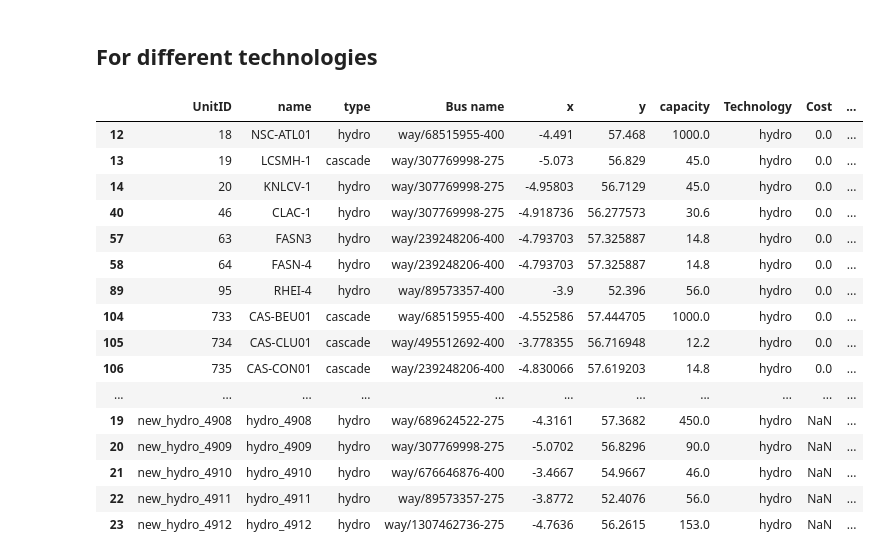
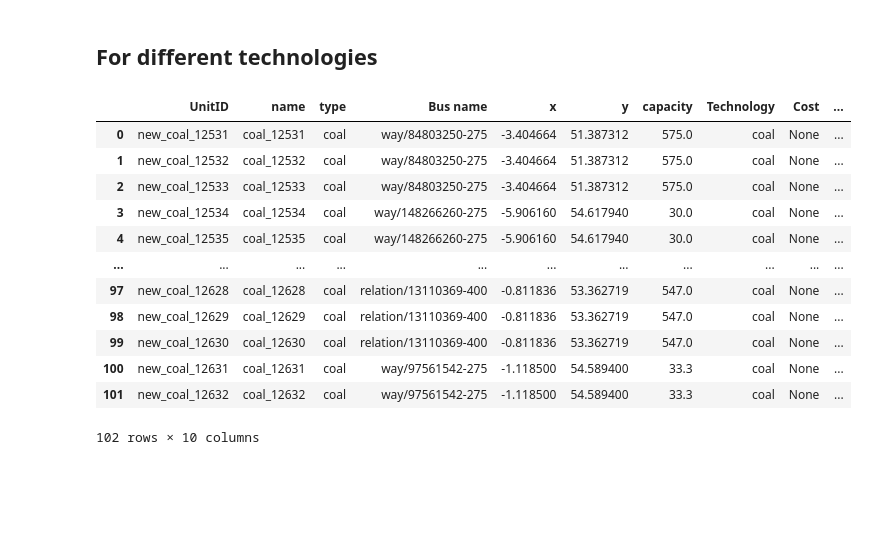
Before and after one commit to zhichuanma/Nature-EV, a Jupyter notebook: data/Units_data_compare/Units_data_compare.ipynb, the cells around one changed output. Drawn from its saved outputs; the diff is of its cells as text; code cells hidden in the pictures; blank space fills up the shorter version.

Commit message:
Coal added

```diff
--- a/data/Units_data_compare/Units_data_compare.ipynb
+++ b/data/Units_data_compare/Units_data_compare.ipynb
@@ -216,23 +216,21 @@ df_Units_solar = assign_tech_units(df_Units_modified=df_Units_modified, df_Buses
 df_Units_wind = assign_tech_units(df_Units_modified=df_Units_modified, df_Buses=df_Buses, tech='wind')[1]
 df_Units_nuclear = assign_tech_units(df_Units_modified=df_Units_modified, df_Buses=df_Buses, tech='nuclear')[1]
 df_Units_hydro = assign_tech_units(df_Units_modified=df_Units_modified, df_Buses=df_Buses, tech='hydro')[1]
+df_Units_coal = assign_tech_units(df_Units_modified=df_Units_modified, df_Buses=df_Buses, tech='coal')[1]
+df_Units_oil_gas = assign_tech_units(df_Units_modified=df_Units_modified, df_Buses=df_Buses, tech='oil')[1]
 # %%
-df_Units_hydro
+df_Units_coal
 # %% [output]
 |  | UnitID | name | type | Bus name | x | y | capacity | Technology | Cost | ... |
-| 12 | 18 | NSC-ATL01 | hydro | way/68515955-400 | -4.491 | 57.468 | 1000.0 | hydro | 0.0 | ... |
-| 13 | 19 | LCSMH-1 | cascade | way/307769998-275 | -5.073 | 56.829 | 45.0 | hydro | 0.0 | ... |
-| 14 | 20 | KNLCV-1 | hydro | way/307769998-275 | -4.95803 | 56.7129 | 45.0 | hydro | 0.0 | ... |
-| 40 | 46 | CLAC-1 | hydro | way/307769998-275 | -4.918736 | 56.277573 | 30.6 | hydro | 0.0 | ... |
-| 57 | 63 | FASN3 | hydro | way/239248206-400 | -4.793703 | 57.325887 | 14.8 | hydro | 0.0 | ... |
-| 58 | 64 | FASN-4 | hydro | way/239248206-400 | -4.793703 | 57.325887 | 14.8 | hydro | 0.0 | ... |
-| 89 | 95 | RHEI-4 | hydro | way/89573357-400 | -3.9 | 52.396 | 56.0 | hydro | 0.0 | ... |
-| 104 | 733 | CAS-BEU01 | cascade | way/68515955-400 | -4.552586 | 57.444705 | 1000.0 | hydro | 0.0 | ... |
-| 105 | 734 | CAS-CLU01 | cascade | way/495512692-400 | -3.778355 | 56.716948 | 12.2 | hydro | 0.0 | ... |
-| 106 | 735 | CAS-CON01 | cascade | way/239248206-400 | -4.830066 | 57.619203 | 14.8 | hydro | 0.0 | ... |
+| 0 | new_coal_12531 | coal_12531 | coal | way/84803250-275 | -3.404664 | 51.387312 | 575.0 | coal | None | ... |
+| 1 | new_coal_12532 | coal_12532 | coal | way/84803250-275 | -3.404664 | 51.387312 | 575.0 | coal | None | ... |
+| 2 | new_coal_12533 | coal_12533 | coal | way/84803250-275 | -3.404664 | 51.387312 | 575.0 | coal | None | ... |
+| 3 | new_coal_12534 | coal_12534 | coal | way/148266260-275 | -5.906160 | 54.617940 | 30.0 | coal | None | ... |
+| 4 | new_coal_12535 | coal_12535 | coal | way/148266260-275 | -5.906160 | 54.617940 | 30.0 | coal | None | ... |
 | ... | ... | ... | ... | ... | ... | ... | ... | ... | ... | ... |
-| 19 | new_hydro_4908 | hydro_4908 | hydro | way/689624522-275 | -4.3161 | 57.3682 | 450.0 | hydro | NaN | ... |
-| 20 | new_hydro_4909 | hydro_4909 | hydro | way/307769998-275 | -5.0702 | 56.8296 | 90.0 | hydro | NaN | ... |
-| 21 | new_hydro_4910 | hydro_4910 | hydro | way/676646876-400 | -3.4667 | 54.9667 | 46.0 | hydro | NaN | ... |
-| 22 | new_hydro_4911 | hydro_4911 | hydro | way/89573357-275 | -3.8772 | 52.4076 | 56.0 | hydro | NaN | ... |
-| 23 | new_hydro_4912 | hydro_4912 | hydro | way/1307462736-275 | -4.7636 | 56.2615 | 153.0 | hydro | NaN | ... |
+| 97 | new_coal_12628 | coal_12628 | coal | relation/13110369-400 | -0.811836 | 53.362719 | 547.0 | coal | None | ... |
+| 98 | new_coal_12629 | coal_12629 | coal | relation/13110369-400 | -0.811836 | 53.362719 | 547.0 | coal | None | ... |
+| 99 | new_coal_12630 | coal_12630 | coal | relation/13110369-400 | -0.811836 | 53.362719 | 547.0 | coal | None | ... |
+| 100 | new_coal_12631 | coal_12631 | coal | way/97561542-275 | -1.118500 | 54.589400 | 33.3 | coal | None | ... |
+| 101 | new_coal_12632 | coal_12632 | coal | way/97561542-275 | -1.118500 | 54.589400 | 33.3 | coal | None | ... |
+102 rows × 10 columns
```
Also changed, not shown: 3 other files.
